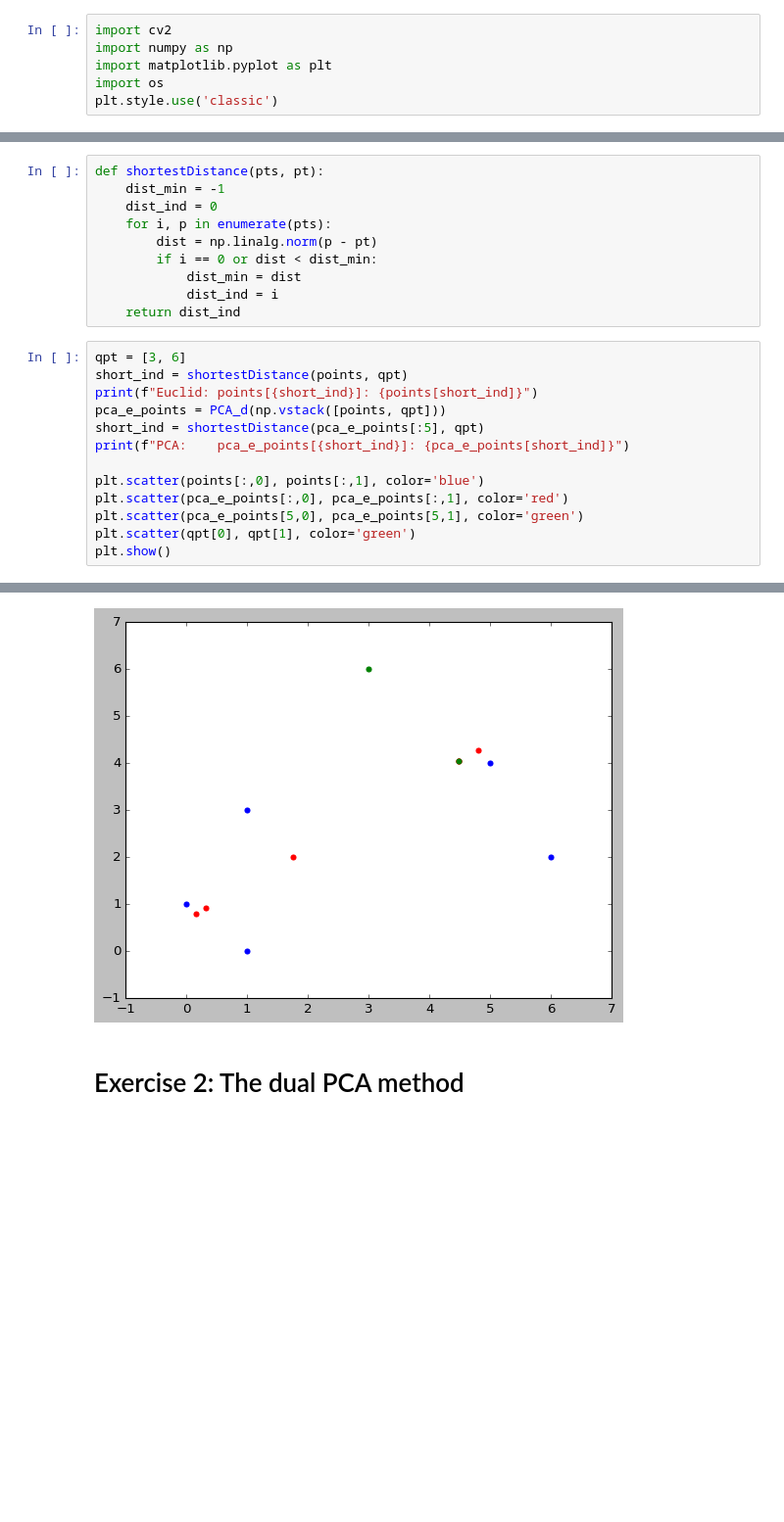
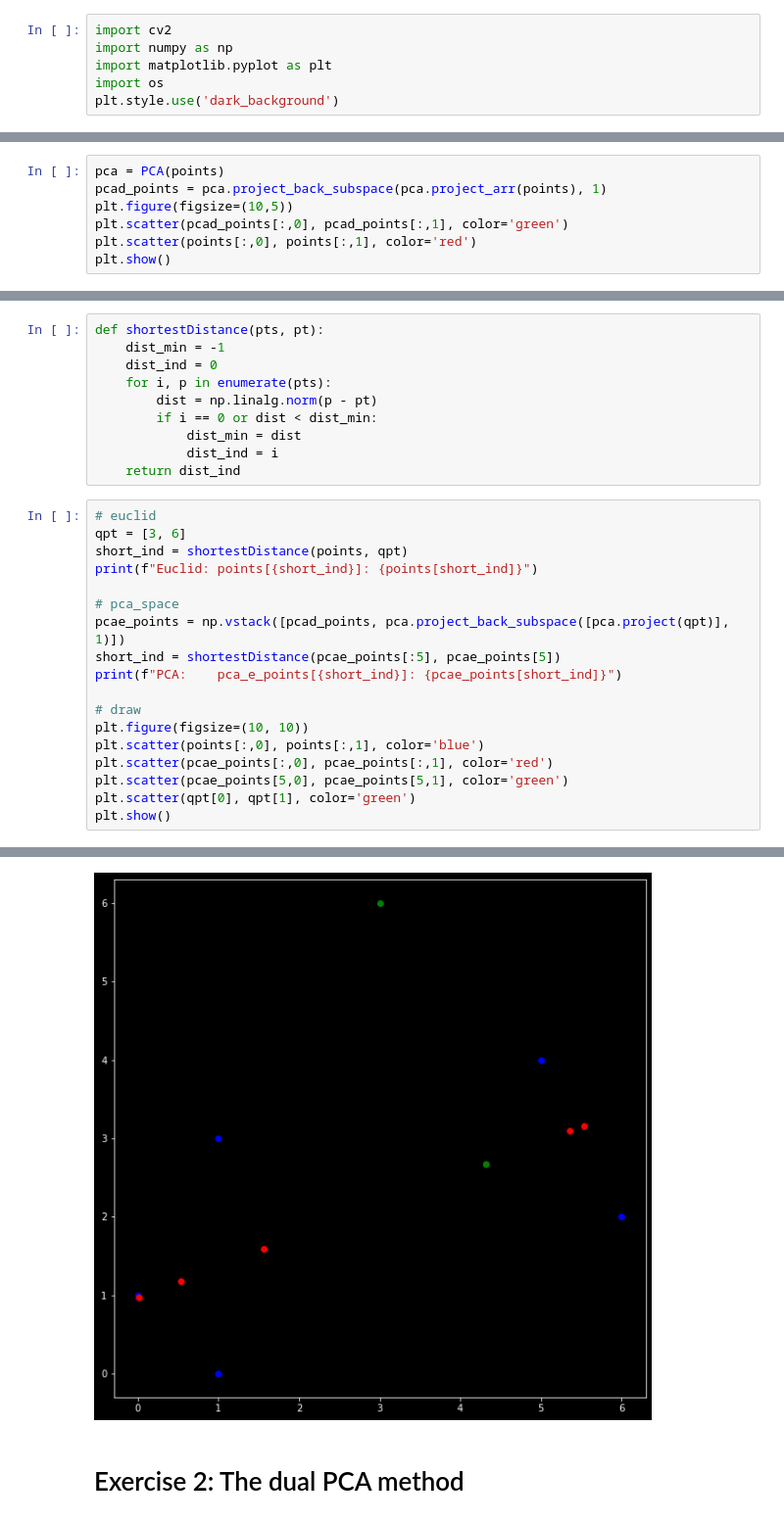
Before and after one commit to gendestry/UZ_Naloga6, a Jupyter notebook: assignment.ipynb, the cells around one changed output, grey strips where cells are left out. Shown at 98% size. Drawn from its saved outputs; the diff is of its cells as text; blank space fills up the shorter version.

```diff
--- a/assignment.ipynb
+++ b/assignment.ipynb
@@ -3,7 +3,7 @@ import cv2
 import numpy as np
 import matplotlib.pyplot as plt
 import os
-plt.style.use('classic')
+plt.style.use('dark_background')
 # %% [markdown]
 # Exercise 1: Direct PCA method
 # %% [markdown]
@@ -60,0 +77,7 @@ plt.show()
+# %%
+pca = PCA(points)
+pcad_points = pca.project_back_subspace(pca.project_arr(points), 1)
+plt.figure(figsize=(10,5))
+plt.scatter(pcad_points[:,0], pcad_points[:,1], color='green')
+plt.scatter(points[:,0], points[:,1], color='red')
+plt.show()
@@ -71,16 +96,21 @@ def shortestDistance(pts, pt):
             dist_ind = i
     return dist_ind
 # %%
+# euclid
 qpt = [3, 6]
 short_ind = shortestDistance(points, qpt)
 print(f"Euclid: points[{short_ind}]: {points[short_ind]}")
-pca_e_points = PCA_d(np.vstack([points, qpt]))
-short_ind = shortestDistance(pca_e_points[:5], qpt)
-print(f"PCA:    pca_e_points[{short_ind}]: {pca_e_points[short_ind]}")
 
+# pca_space
+pcae_points = np.vstack([pcad_points, pca.project_back_subspace([pca.project(qpt)], 1)])
+short_ind = shortestDistance(pcae_points[:5], pcae_points[5])
+print(f"PCA:    pca_e_points[{short_ind}]: {pcae_points[short_ind]}")
+
+# draw
+plt.figure(figsize=(10, 10))
 plt.scatter(points[:,0], points[:,1], color='blue')
-plt.scatter(pca_e_points[:,0], pca_e_points[:,1], color='red')
-plt.scatter(pca_e_points[5,0], pca_e_points[5,1], color='green')
+plt.scatter(pcae_points[:,0], pcae_points[:,1], color='red')
+plt.scatter(pcae_points[5,0], pcae_points[5,1], color='green')
 plt.scatter(qpt[0], qpt[1], color='green')
 plt.show()
 # %% [output]
@@ -89,4 +119,4 @@ PCA:    pca_e_points[1]: [4.47790158 4.02684711]
-[figure, old version]
+[figure, new version]
 # %% [markdown]
 # Exercise 2: The dual PCA method
 # %% [markdown]
```
Also changed, not shown: parts of 15 cells of this notebook.
